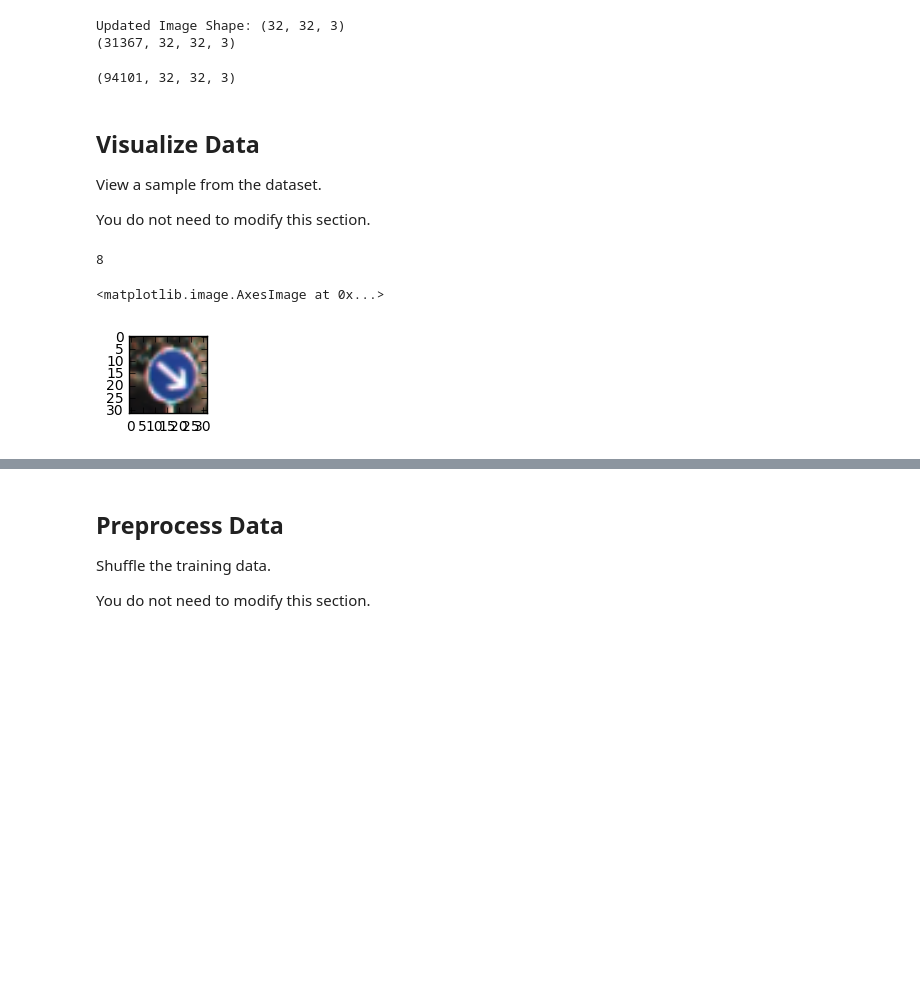
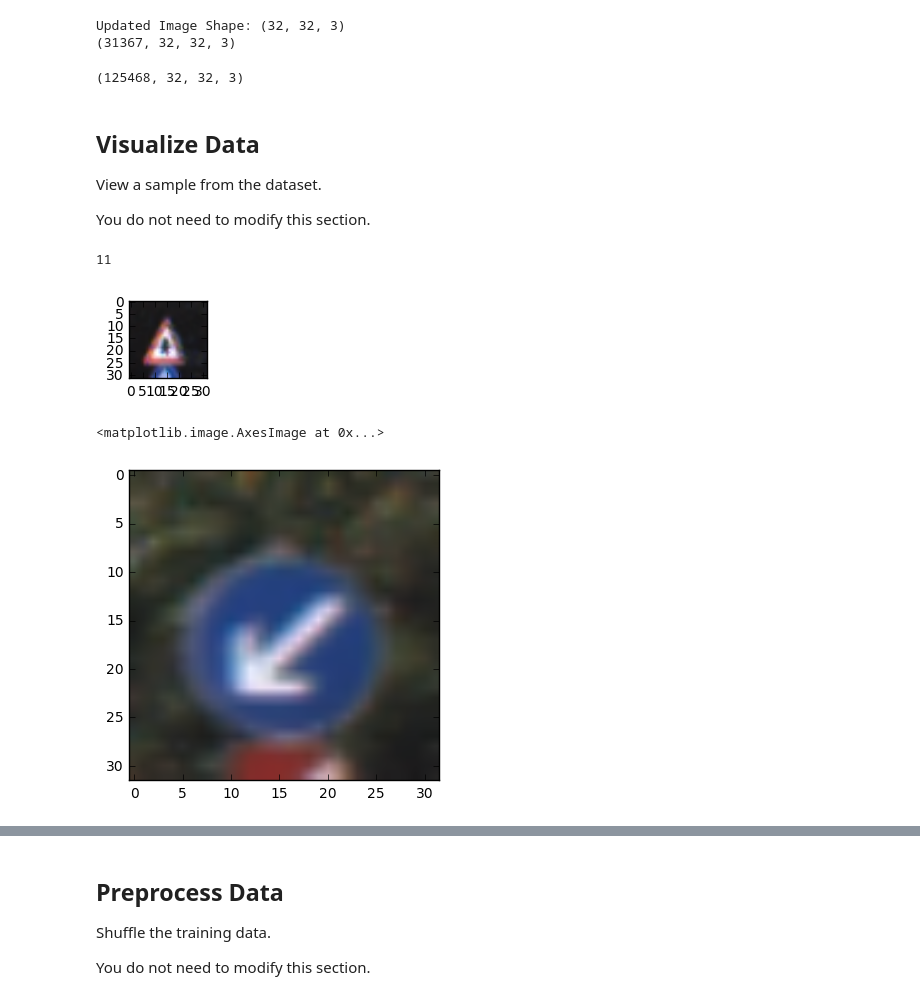
Before and after one commit to ddrm86/udacity-selfdriving-p2, a Jupyter notebook: LeNet-Lab-Solution.ipynb, the cells around one changed output, grey strips where cells are left out. Cells and saved outputs as stored; diff of their text form; code cells hidden in the pictures; blank space fills up the shorter version.

Commit message:
Try blur3, mirror, gray augmentation

```diff
--- a/LeNet-Lab-Solution.ipynb
+++ b/LeNet-Lab-Solution.ipynb
@@ -73,14 +61,28 @@ def mirror(X, y):
     new_y = np.array(new_y)
     return new_X, new_y
 X_train_mirror, y_train_mirror = mirror(X_train, y_train)
+# %%
+def gray(X, y):
+    new_X = []
+    new_y = []
+    for i in range(len(X)):
+        gray = cv2.cvtColor(X[i], cv2.COLOR_RGB2GRAY)
+        new_X.append(cv2.cvtColor(gray, cv2.COLOR_GRAY2RGB))
+        new_y.append(y[i])
+    new_X = np.array(new_X)
+    new_y = np.array(new_y)
+    return new_X, new_y
+X_train_gray, y_train_gray = gray(X_train, y_train)
 # %%
 X_train = np.append(X_train, X_train_blur, axis=0)
 X_train = np.append(X_train, X_train_mirror, axis=0)
+X_train = np.append(X_train, X_train_gray, axis=0)
 y_train = np.append(y_train, y_train_blur)
 y_train = np.append(y_train, y_train_mirror)
+y_train = np.append(y_train, y_train_gray)
 print(X_train.shape)
 # %% [output]
-(94101, 32, 32, 3)
+(125468, 32, 32, 3)
 # %% [markdown]
 ## Visualize Data
 
@@ -99,6 +101,11 @@ plt.figure(figsize=(1,1))
 plt.imshow(image)
 print(y_train[index])
 # %% [output]
-8
+11
-<matplotlib.image.AxesImage at 0x...>
-[figure, old version]
+[figure, new version]
+# %%
+prueba = X_train[2334]
+plt.imshow(prueba)
+# %% [output]
+<matplotlib.image.AxesImage at 0x...>
+[figure, added]
```
Also changed, not shown: parts of 4 cells of this notebook.
